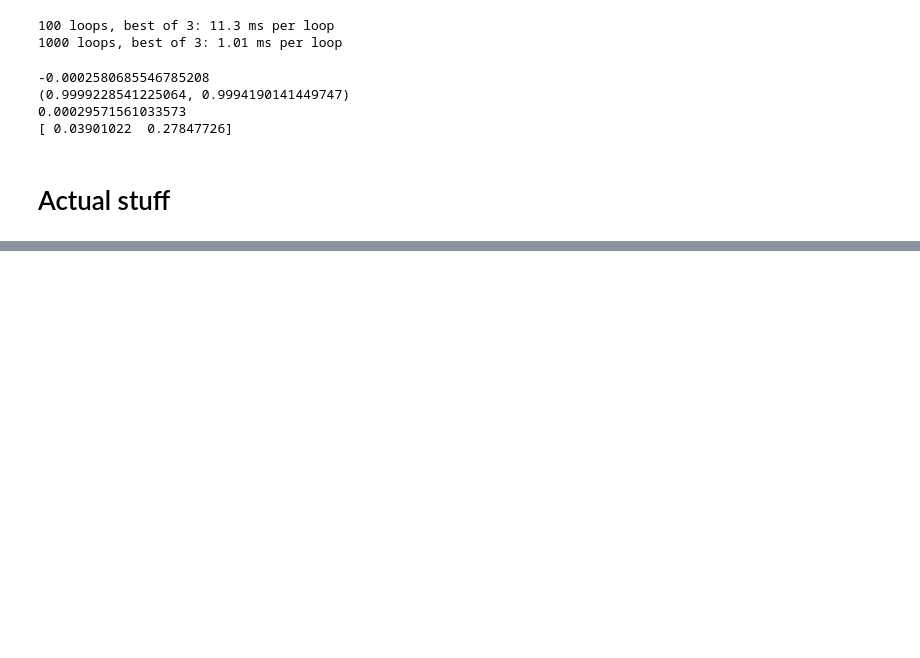
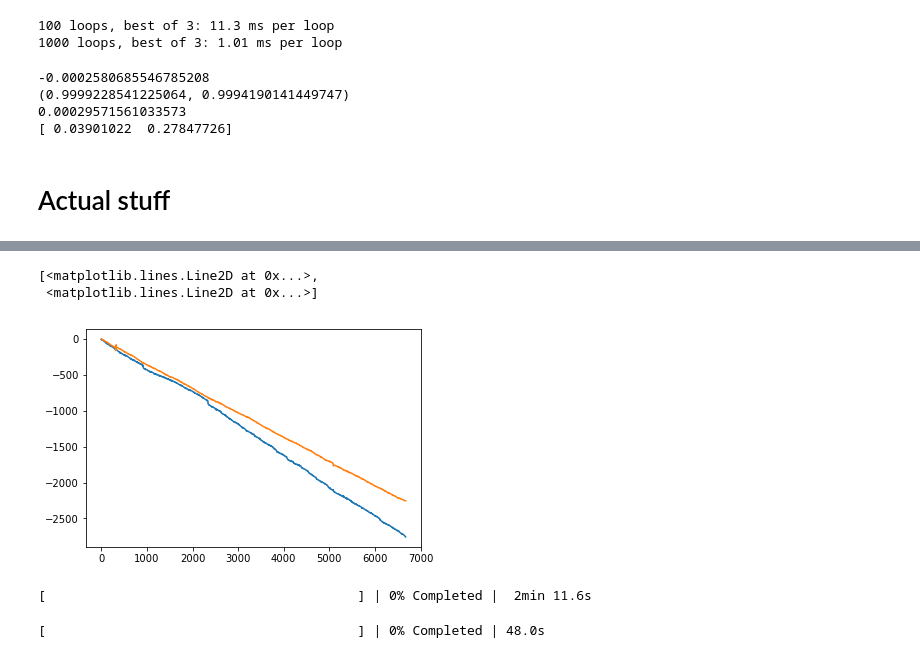
Before and after one commit to janelia-cellmap/FIB-SEM-Aligner, a Jupyter notebook: FIB-SEM Registration.ipynb, the cells around one changed output, grey strips where cells are left out. Drawn from its saved outputs; the diff is of its cells as text; code cells hidden in the pictures; blank space fills up the shorter version.

```diff
--- a/FIB-SEM Registration.ipynb
+++ b/FIB-SEM Registration.ipynb
@@ -629,0 +659,2 @@ results
+# %%
+results_trans = np.load("results_trans.npy")
@@ -629,0 +674,20 @@ results
+# %%
+plt.plot(results_trans.cumsum(0))
+# %% [output]
+[<matplotlib.lines.Line2D at 0x...>,
+ <matplotlib.lines.Line2D at 0x...>]
+[figure, added]
+# %%
+to_compute2 = dask.delayed([dask.delayed(load_and_register, pure=True)(path0, path1, trans_imreg_dft) for path0, path1 in pairs])
+with ProgressBar():
+    results_trans_dft = to_compute2.compute(get=dask.multiprocessing.get)
+# %% [output]
+[                                        ] | 0% Completed |  2min 11.6s
+# %%
+to_compute3 = dask.delayed([dask.delayed(load_and_register, pure=True)(path0, path1, register_ECC,
+                                    warp_mode=cv2.MOTION_EUCLIDEAN, num_iter=500, term_eps=1e-6)
+                            for path0, path1 in pairs])
+with ProgressBar():
+    results_ecc = to_compute3.compute(get=dask.multiprocessing.get)
+# %% [output]
+[                                        ] | 0% Completed | 48.0s
```
Also changed, not shown: parts of 18 cells of this notebook, 1 other file.
